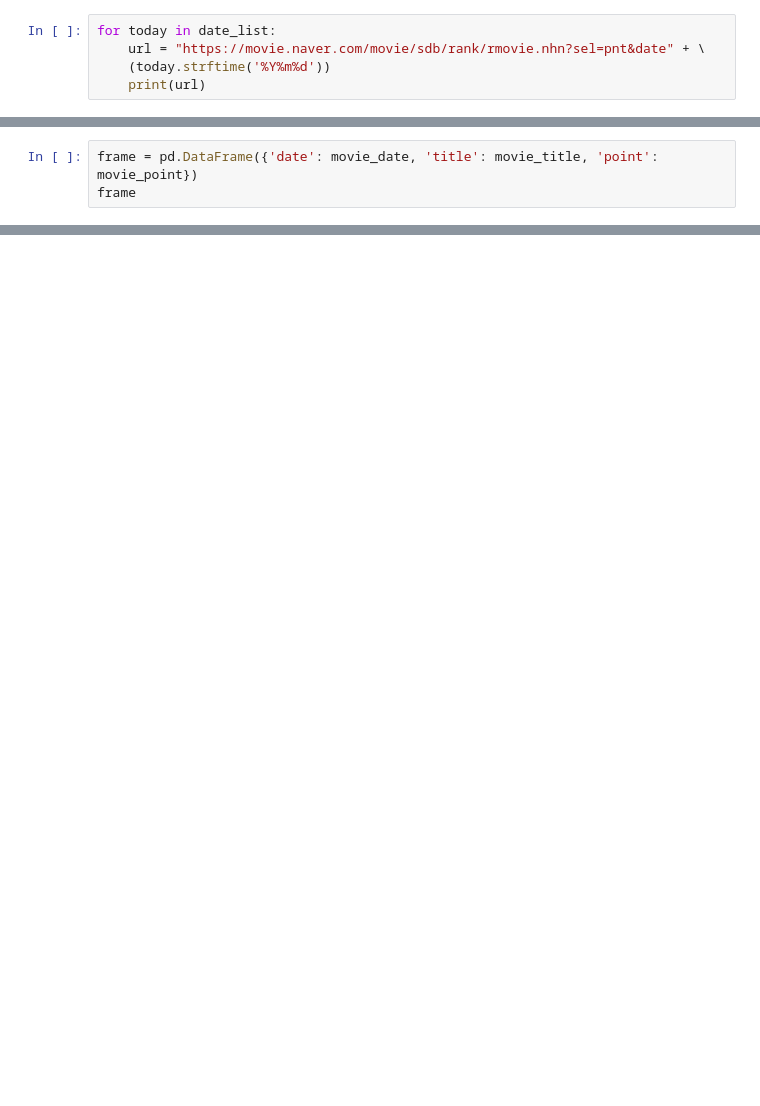
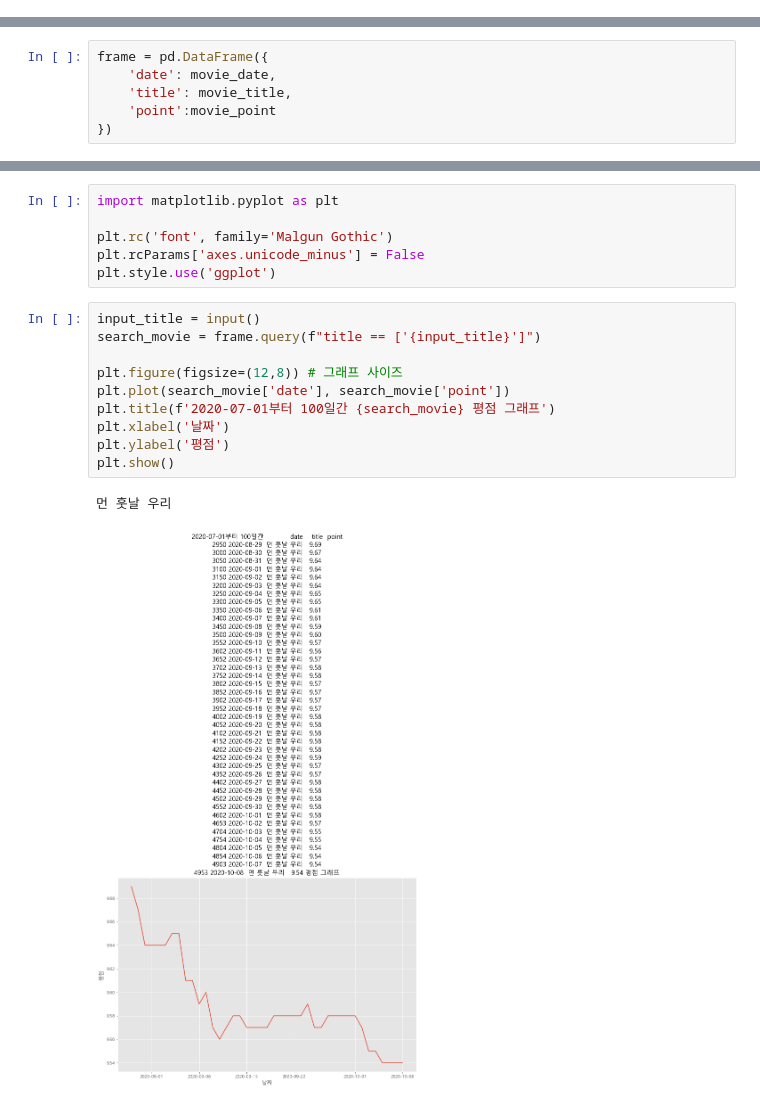
Before and after one commit to Eui9179/AI-DS, a Jupyter notebook: Exercises/Week9/draw_movie_ranking_graph.ipynb, the cells around one changed output, grey strips where cells are left out. Drawn from its saved outputs; the diff is of its cells as text; blank space fills up the shorter version.

```diff
--- a/Exercises/Week9/draw_movie_ranking_graph.ipynb
+++ b/Exercises/Week9/draw_movie_ranking_graph.ipynb
@@ -9,8 +1,3 @@ for today in date_list:
-# %%
-for today in date_list:
-    url = "https://movie.naver.com/movie/sdb/rank/rmovie.nhn?sel=pnt&date" + \
-    (today.strftime('%Y%m%d'))
-    print(url)
 # %%
 from urllib.request import urlopen
 from bs4 import BeautifulSoup
@@ -50,3 +26,6 @@ print(movie_title)
 # %%
-frame = pd.DataFrame({'date': movie_date, 'title': movie_title, 'point': movie_point})
-frame
+frame = pd.DataFrame({
+    'date': movie_date,
+    'title': movie_title,
+    'point':movie_point
+})
@@ -122,0 +66,19 @@ movie_point2.head(10)
+# %%
+import matplotlib.pyplot as plt
+
+plt.rc('font', family='Malgun Gothic')
+plt.rcParams['axes.unicode_minus'] = False
+plt.style.use('ggplot')
+# %%
+input_title = input()
+search_movie = frame.query(f"title == ['{input_title}']")
+
+plt.figure(figsize=(12,8)) # 그래프 사이즈
+plt.plot(search_movie['date'], search_movie['point'])
+plt.title(f'2020-07-01부터 100일간 {search_movie} 평점 그래프')
+plt.xlabel('날짜')
+plt.ylabel('평점')
+plt.show()
+# %% [output]
+먼 훗날 우리
+[figure, added]
```
Also changed, not shown: parts of 10 cells of this notebook, 2 other files.
